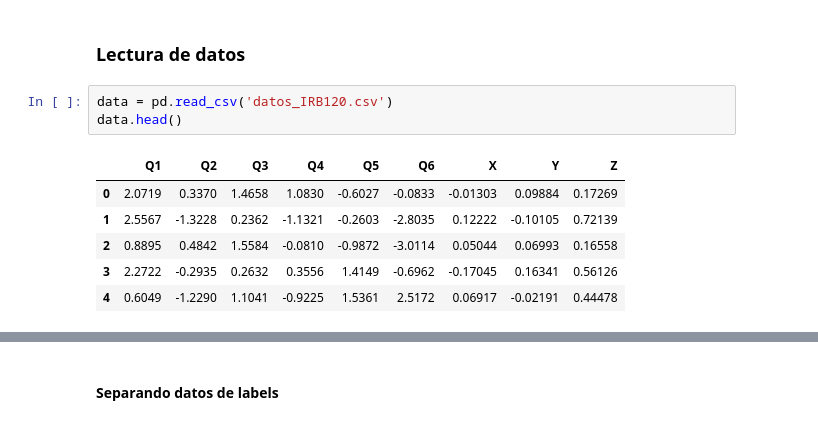
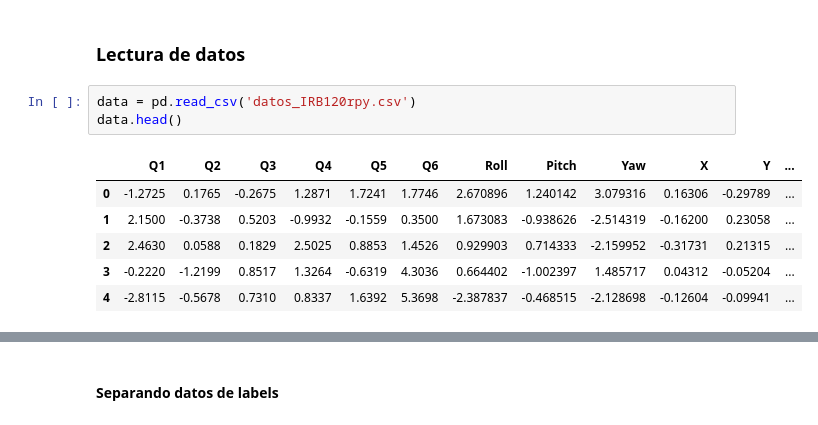
Before and after one commit to jhon954/InverseKinematicwithDeepNeuralNetworks, a Jupyter notebook: ik_dnn.ipynb, the cells around one changed output, grey strips where cells are left out. Drawn from its saved outputs; the diff is of its cells as text.

Commit message:
Nuevos datos, nuevo robot, sigue sin servir

```diff
--- a/ik_dnn.ipynb
+++ b/ik_dnn.ipynb
@@ -173,12 +261,12 @@ array([[-0.80691514,  0.0633539 , -0.58725994, -0.04132001],
 # %% [markdown]
 ### Lectura de datos
 # %%
-data = pd.read_csv('datos_IRB120.csv')
+data = pd.read_csv('datos_IRB120rpy.csv')
 data.head()
 # %% [output]
-|  | Q1 | Q2 | Q3 | Q4 | Q5 | Q6 | X | Y | Z |
-| 0 | 2.0719 | 0.3370 | 1.4658 | 1.0830 | -0.6027 | -0.0833 | -0.01303 | 0.09884 | 0.17269 |
-| 1 | 2.5567 | -1.3228 | 0.2362 | -1.1321 | -0.2603 | -2.8035 | 0.12222 | -0.10105 | 0.72139 |
-| 2 | 0.8895 | 0.4842 | 1.5584 | -0.0810 | -0.9872 | -3.0114 | 0.05044 | 0.06993 | 0.16558 |
-| 3 | 2.2722 | -0.2935 | 0.2632 | 0.3556 | 1.4149 | -0.6962 | -0.17045 | 0.16341 | 0.56126 |
-| 4 | 0.6049 | -1.2290 | 1.1041 | -0.9225 | 1.5361 | 2.5172 | 0.06917 | -0.02191 | 0.44478 |
+|  | Q1 | Q2 | Q3 | Q4 | Q5 | Q6 | Roll | Pitch | Yaw | X | Y | ... |
+| 0 | -1.2725 | 0.1765 | -0.2675 | 1.2871 | 1.7241 | 1.7746 | 2.670896 | 1.240142 | 3.079316 | 0.16306 | -0.29789 | ... |
+| 1 | 2.1500 | -0.3738 | 0.5203 | -0.9932 | -0.1559 | 0.3500 | 1.673083 | -0.938626 | -2.514319 | -0.16200 | 0.23058 | ... |
+| 2 | 2.4630 | 0.0588 | 0.1829 | 2.5025 | 0.8853 | 1.4526 | 0.929903 | 0.714333 | -2.159952 | -0.31731 | 0.21315 | ... |
+| 3 | -0.2220 | -1.2199 | 0.8517 | 1.3264 | -0.6319 | 4.3036 | 0.664402 | -1.002397 | 1.485717 | 0.04312 | -0.05204 | ... |
+| 4 | -2.8115 | -0.5678 | 0.7310 | 0.8337 | 1.6392 | 5.3698 | -2.387837 | -0.468515 | -2.128698 | -0.12604 | -0.09941 | ... |
```
Also changed, not shown: parts of 77 cells of this notebook, 10 other files.
